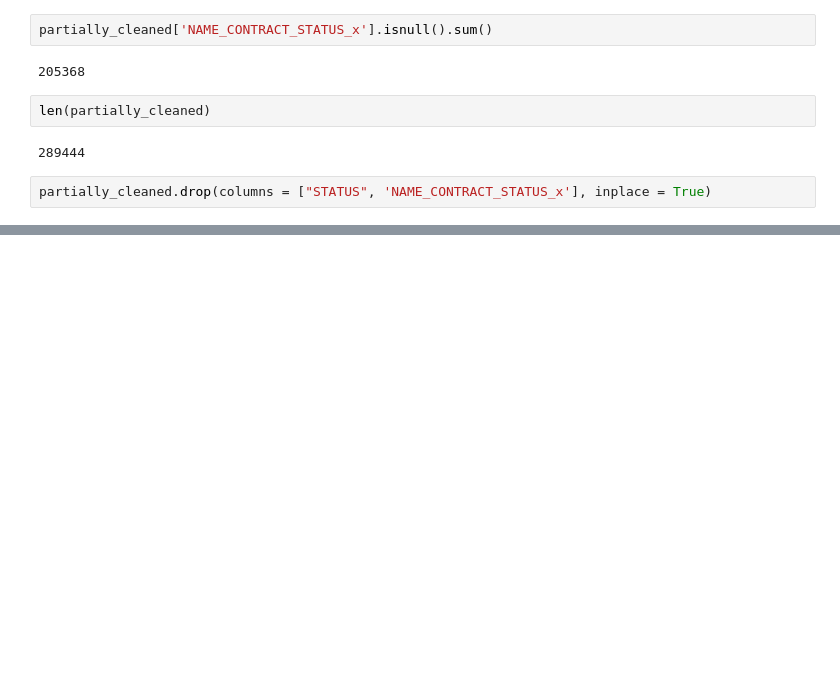
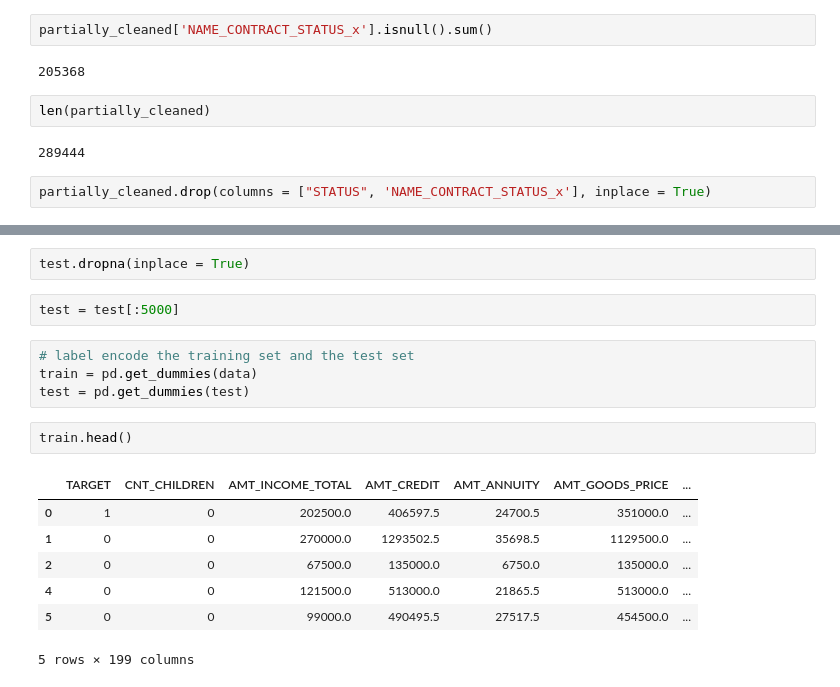
Before and after one commit to justinm329/Home_Credit_Risk, a Jupyter notebook: Credit_Risk.ipynb, the cells around one changed output, grey strips where cells are left out. Drawn from its saved outputs; the diff is of its cells as text; blank space fills up the shorter version.

```diff
--- a/Credit_Risk.ipynb
+++ b/Credit_Risk.ipynb
@@ -1037,0 +1206,18 @@ partially_cleaned.drop(columns = ["STATUS", 'NAME_CONTRACT_STATUS_x'], inplace =
+# %%
+test.dropna(inplace = True)
+# %%
+test = test[:5000]
+# %%
+# label encode the training set and the test set
+train = pd.get_dummies(data)
+test = pd.get_dummies(test)
+# %%
+train.head()
+# %% [output]
+|  | TARGET | CNT_CHILDREN | AMT_INCOME_TOTAL | AMT_CREDIT | AMT_ANNUITY | AMT_GOODS_PRICE | ... |
+| 0 | 1 | 0 | 202500.0 | 406597.5 | 24700.5 | 351000.0 | ... |
+| 1 | 0 | 0 | 270000.0 | 1293502.5 | 35698.5 | 1129500.0 | ... |
+| 2 | 0 | 0 | 67500.0 | 135000.0 | 6750.0 | 135000.0 | ... |
+| 4 | 0 | 0 | 121500.0 | 513000.0 | 21865.5 | 513000.0 | ... |
+| 5 | 0 | 0 | 99000.0 | 490495.5 | 27517.5 | 454500.0 | ... |
+5 rows × 199 columns
```
Also changed, not shown: parts of 33 cells of this notebook.
